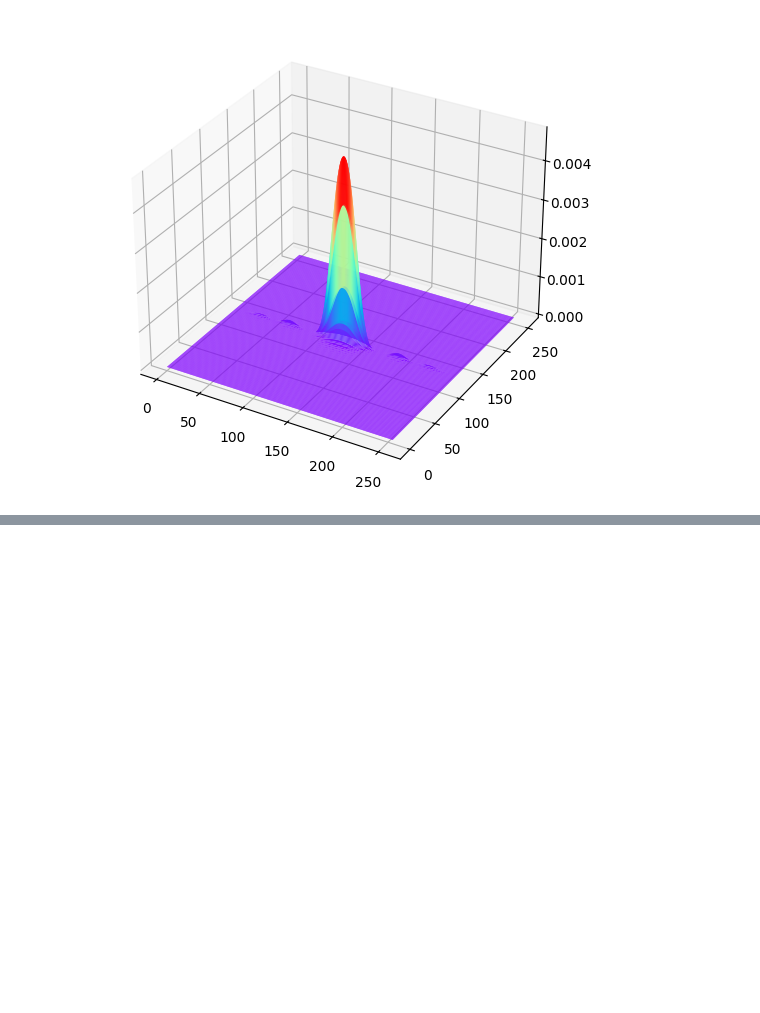
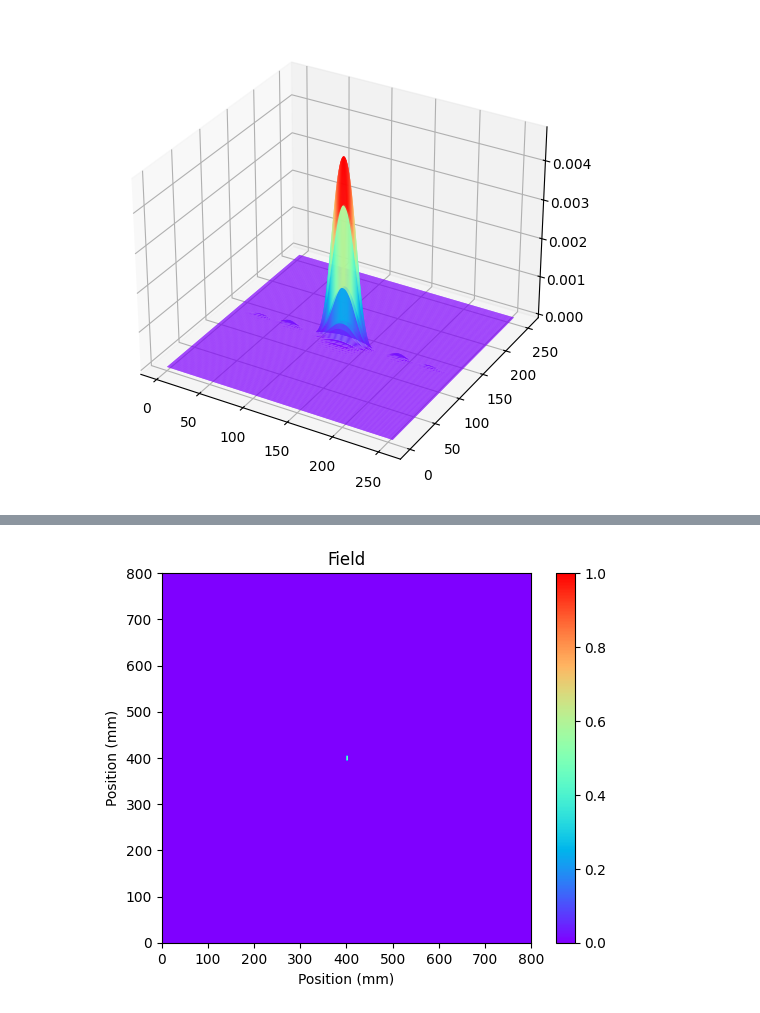
Before and after one commit to guilhermebaos/LightPipes-tutorials, a Jupyter notebook: Manual/02-Free-Space-Propagation.ipynb, the cells around one changed output, grey strips where cells are left out. Drawn from its saved outputs; the diff is of its cells as text; code cells hidden in the pictures; blank space fills up the shorter version.

```diff
--- a/Manual/02-Free-Space-Propagation.ipynb
+++ b/Manual/02-Free-Space-Propagation.ipynb
@@ -264,3 +313,86 @@ plt.show()
 [figure]
 [figure]
 [figure]
+# %%
+# Create the Field
+N = 2400
+size = 800 * lp.mm
+wave = 0.5 * lp.um
+k = 2 * np.pi / wave
+h = size / N
+
+Field = lp.Begin(size, wave, N)
+
+# Create a rectangular aperture
+b = 5 * h
+l = 30 * h
+Field = lp.RectAperture(Field, b, l)
+print(b)
+
+# b = np.real(sum(Field.field[N//2])) * h
+print(np.real(sum(Field.field[N//2])) * h)
+
+# Draw the Field in 2D
+I = lp.Intensity(Field, flag=0)
+
+plt.imshow(I, extent=(0, size / lp.mm, 0, size / lp.mm), cmap="rainbow")
+plt.colorbar()
+plt.title("Field")
+plt.xlabel('Position (mm)')
+plt.ylabel('Position (mm)')
+plt.show()
+
+
+# Propagate the beam
+dist = 800 * lp.m
+Field = lp.Fresnel(Field, dist)
+
+
+# Draw the Field in 2D
+I = lp.Intensity(Field, flag=0)
+
+plt.imshow(I, extent=(0, size / lp.mm, 0, size / lp.mm), cmap="rainbow")
+plt.colorbar()
+plt.title("Field")
+plt.xlabel('Position (mm)')
+plt.ylabel('Position (mm)')
+plt.show()
+
+
+# Graph the intensity of the field
+xx = (np.arange(N)/N * size - (size / 2))
+
+plt.plot(xx * (1/lp.mm), I[N//2], label="Simulation")
+plt.title("Intensity profile through the center")
+plt.xlabel("x position (mm)")
+plt.ylabel("Intensity (a.u.)")
+plt.grid("on")
+
+# Comparision with sinc^2 function
+tt = xx / dist   # sin is approximately equal to tan
+bb = k * b / 2 * tt / 3
+I0 = np.max(I) * (np.sinc(bb)) ** 2
+
+plt.plot(xx * (1/lp.mm), I0, label="Prediction")
+plt.legend()
+plt.show()
+
+
+# Graph the intensity of the field
+xx = (np.arange(N)/N * size - (size / 2))
+
+plt.plot(xx * (1/lp.mm), I[:, N//2], label="Simulation")
+plt.title("Intensity profile through the center")
+plt.xlabel("x position (mm)")
+plt.ylabel("Intensity (a.u.)")
+plt.grid("on")
+
+# Comparision with sinc^2 function
+tt = xx / dist   # sin is approximately equal to tan
+bb = k * l / 2 * tt / 3
+I0 = np.max(I) * (np.sinc(bb)) ** 2
+
+plt.plot(xx * (1/lp.mm), I0, label="Prediction")
+plt.legend()
+plt.show()
+# %% [output]
@@ -266,0 +401 @@ plt.show()
+[figure, added]
```
Also changed, not shown: parts of 9 cells of this notebook, 1 other file.
